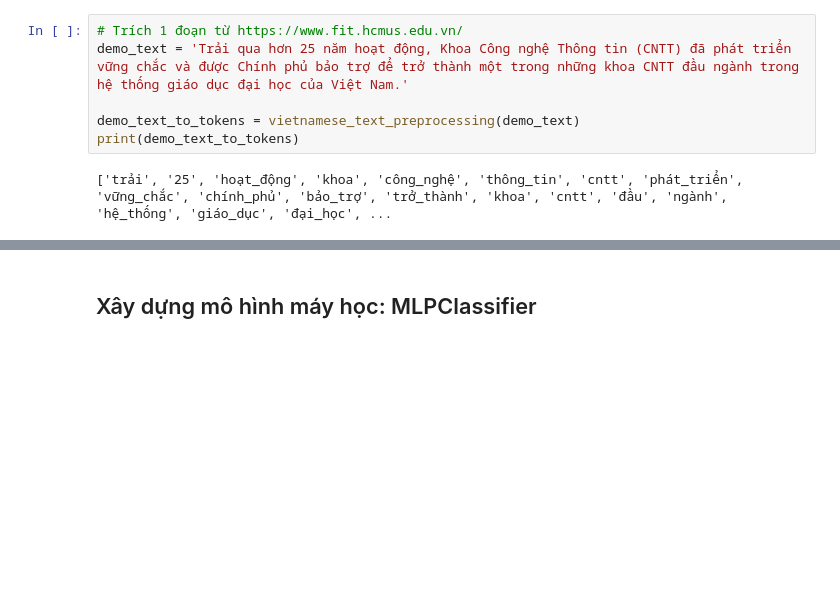
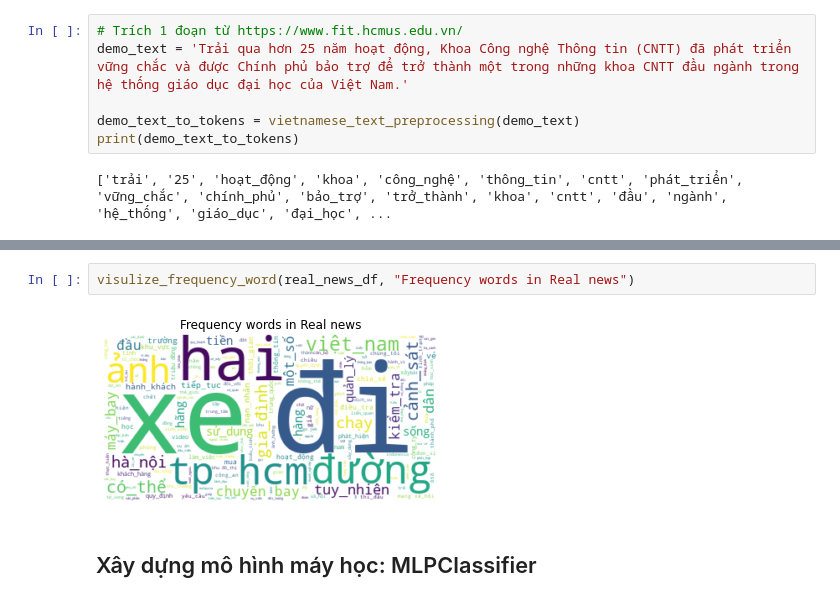
Before and after one commit to nnguyet/Fake-News-Detection, a Jupyter notebook: PJ3.ipynb, the cells around one changed output, grey strips where cells are left out. Cells and saved outputs as stored; diff of their text form; blank space fills up the shorter version.

```diff
--- a/PJ3.ipynb
+++ b/PJ3.ipynb
@@ -139,3 +223,7 @@ print(demo_text_to_tokens)
+# %%
+visulize_frequency_word(real_news_df, "Frequency words in Real news")
+# %% [output]
+[figure, added]
 # %% [markdown]
 ## Xây dựng mô hình máy học: MLPClassifier
 # %% [markdown]
```
Also changed, not shown: parts of 30 cells of this notebook, 4 other files.
